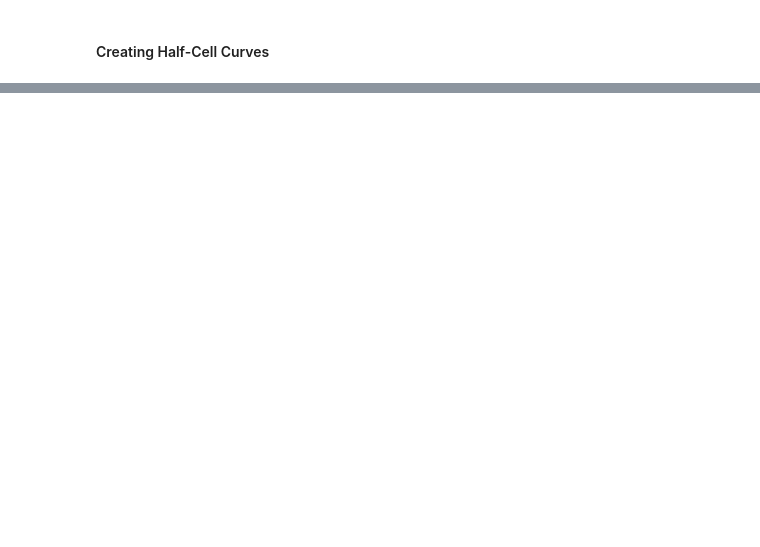
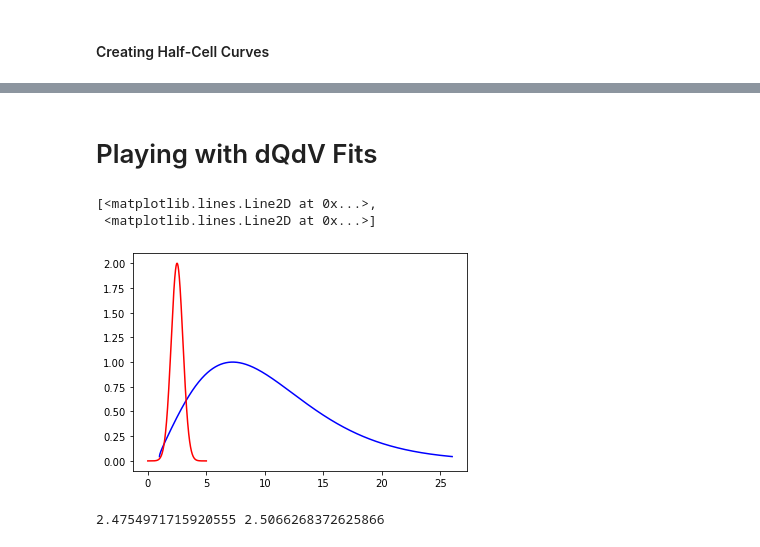
Before and after one commit to FencerDave/battchem, a Jupyter notebook: battchem/status_and_exploration.ipynb, the cells around one changed output, grey strips where cells are left out. Cells and saved outputs as stored; diff of their text form; code cells hidden in the pictures; blank space fills up the shorter version.

```diff
--- a/battchem/status_and_exploration.ipynb
+++ b/battchem/status_and_exploration.ipynb
@@ -166,0 +180,2 @@ Text(0.5, 0, 'Capacity (mAh)')
+# %% [markdown]
+# Playing with dQdV Fits
@@ -166,0 +186,16 @@ Text(0.5, 0, 'Capacity (mAh)')
+# %%
+# Just playing with Gaussians...
+v=np.linspace(0,5,1001)
+
+def Gauss(v, v0=2.5, A=1, w=1):
+    dQdV = A*np.exp(-(v-v0)**2/(2*(1/A)**2))
+    return dQdV
+
+dQdV=Gauss(v)
+w_2 = Gauss(v,A=2)
+# %%
+plt.plot(1+v**2,dQdV,'-b',v,w_2,'-r')
+# %% [output]
+[<matplotlib.lines.Line2D at 0x...>,
+ <matplotlib.lines.Line2D at 0x...>]
+[figure, added]
@@ -166,0 +217,7 @@ Text(0.5, 0, 'Capacity (mAh)')
+# %%
+
+Q1 = integrate(dQdV,v)
+Q2 = integrate(w_2,v)
+print(Q1, Q2)
+# %% [output]
+2.4754971715920555 2.5066268372625866
```
Also changed, not shown: parts of 11 cells of this notebook, 2 other files.
